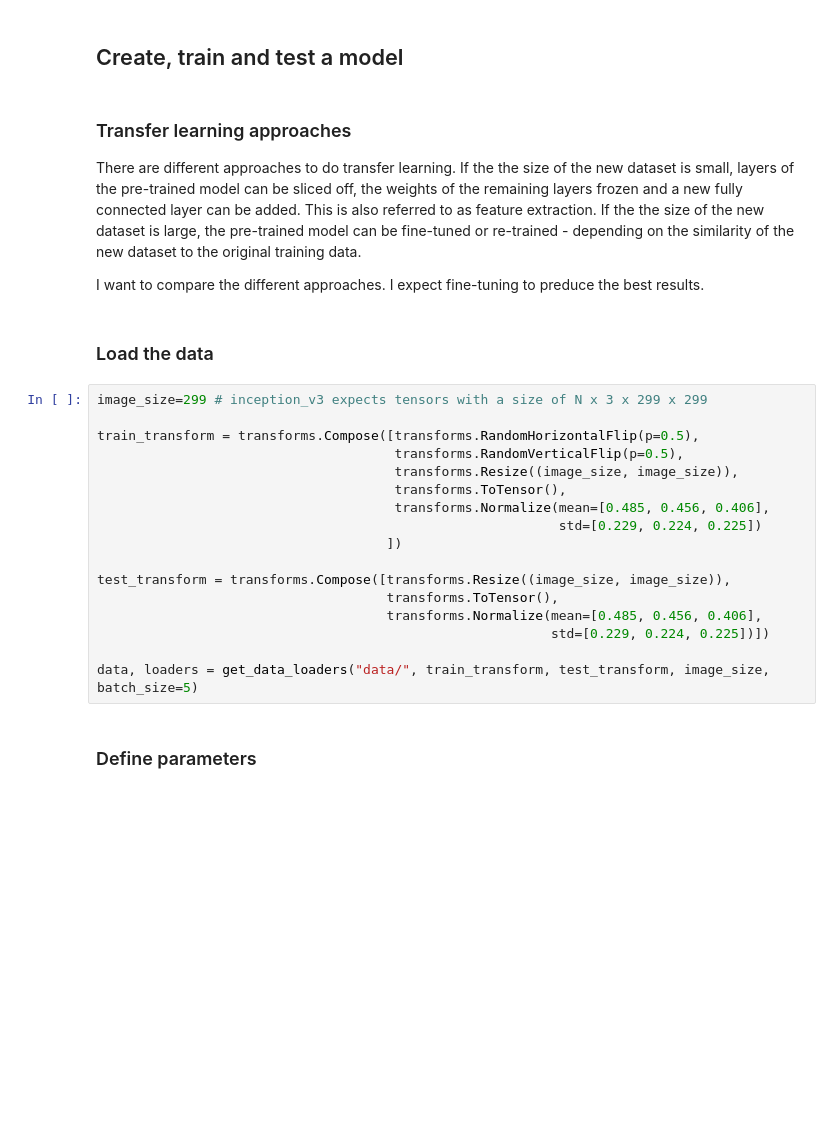
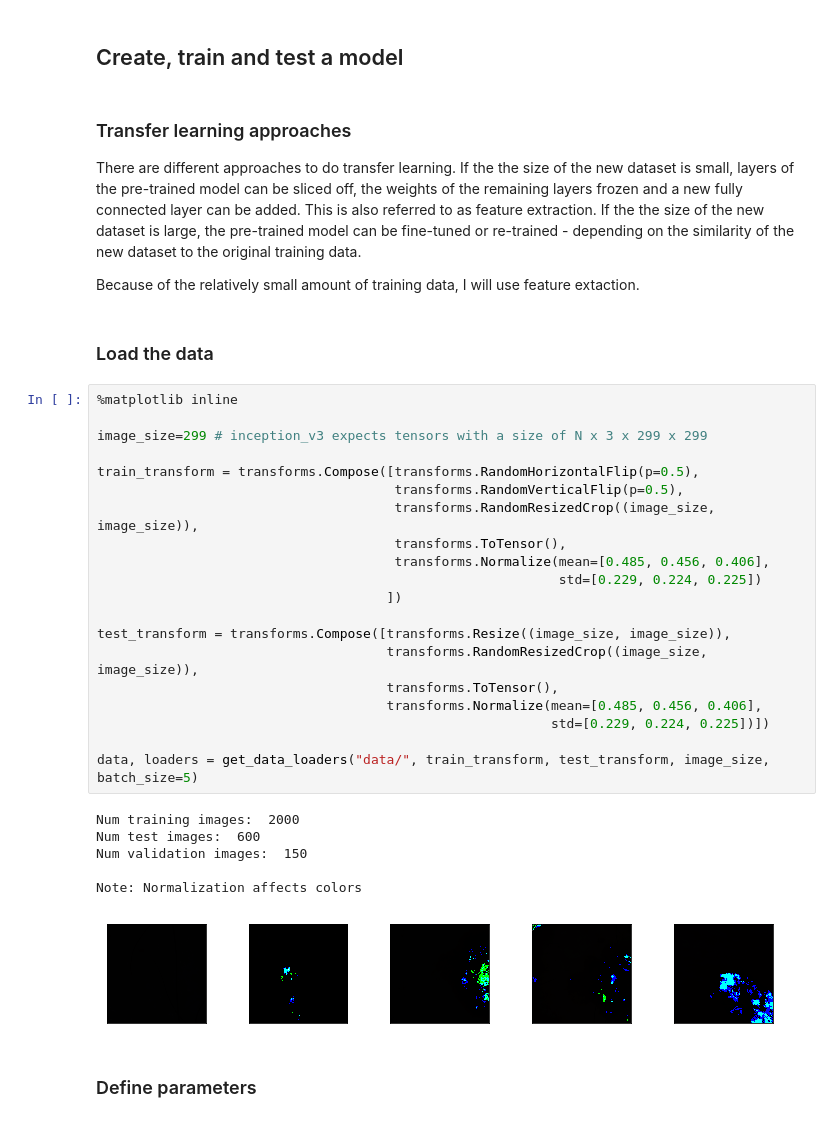
Before and after one commit to AnKra/udacity-dermatologist-ai, a Jupyter notebook: dermatologist-ai.ipynb, the cells around one changed output. Drawn from its saved outputs; the diff is of its cells as text; blank space fills up the shorter version.

Commit message:
add results to Jupyter notebook

```diff
--- a/dermatologist-ai.ipynb
+++ b/dermatologist-ai.ipynb
@@ -297,26 +328,36 @@ def test(loaders, model, criterion, use_cuda):
 
 There are different approaches to do transfer learning. If the the size of the new dataset is small, layers of the pre-trained model can be sliced off, the weights of the remaining layers frozen and a new fully connected layer can be added. This is also referred to as feature extraction. If the the size of the new dataset is large, the pre-trained model can be fine-tuned or re-trained - depending on the similarity of the new dataset to the original training data.
 
-I want to compare the different approaches. I expect fine-tuning to preduce the best results.
+Because of the relatively small amount of training data, I will use feature extaction.
 # %% [markdown]
 ### Load the data
 # %%
+%matplotlib inline
+
 image_size=299 # inception_v3 expects tensors with a size of N x 3 x 299 x 299
 
 train_transform = transforms.Compose([transforms.RandomHorizontalFlip(p=0.5),
                                       transforms.RandomVerticalFlip(p=0.5),
-                                      transforms.Resize((image_size, image_size)),
+                                      transforms.RandomResizedCrop((image_size, image_size)),
                                       transforms.ToTensor(),
                                       transforms.Normalize(mean=[0.485, 0.456, 0.406],
                                                            std=[0.229, 0.224, 0.225])
                                      ])
 
 test_transform = transforms.Compose([transforms.Resize((image_size, image_size)),
+                                     transforms.RandomResizedCrop((image_size, image_size)),
                                      transforms.ToTensor(),
                                      transforms.Normalize(mean=[0.485, 0.456, 0.406],
                                                           std=[0.229, 0.224, 0.225])])
 
 data, loaders = get_data_loaders("data/", train_transform, test_transform, image_size, batch_size=5)
+# %% [output]
+Num training images:  2000
+Num test images:  600
+Num validation images:  150
+
+Note: Normalization affects colors
+[figure, added]
 # %% [markdown]
 ### Define parameters
 # %%
```
Also changed, not shown: parts of 26 cells of this notebook.
